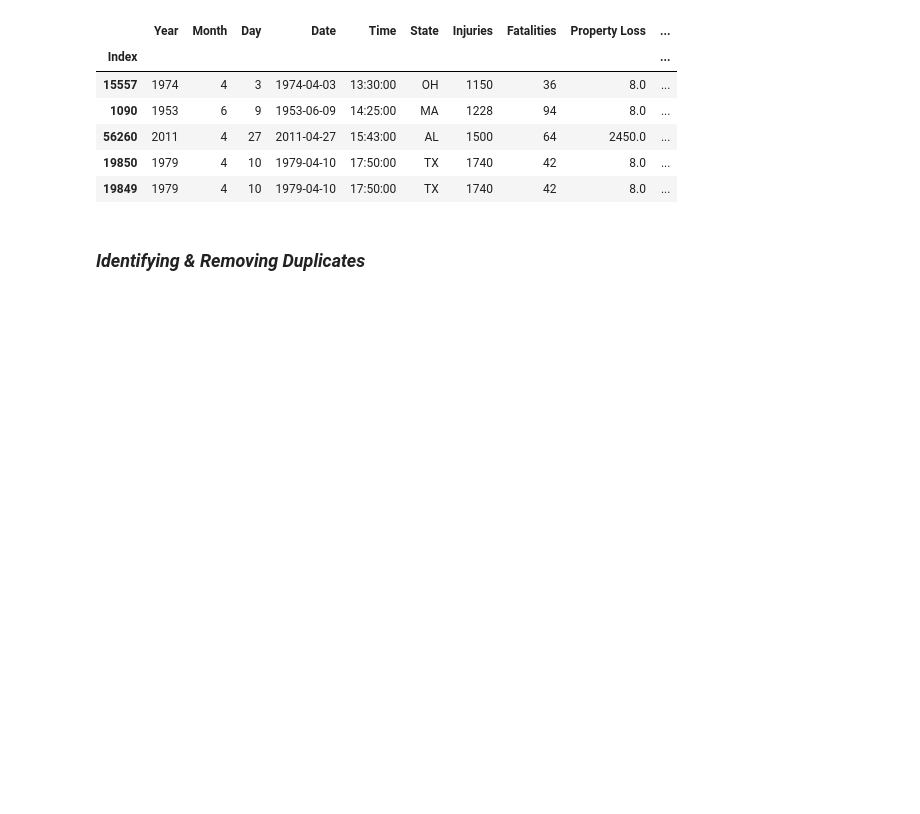
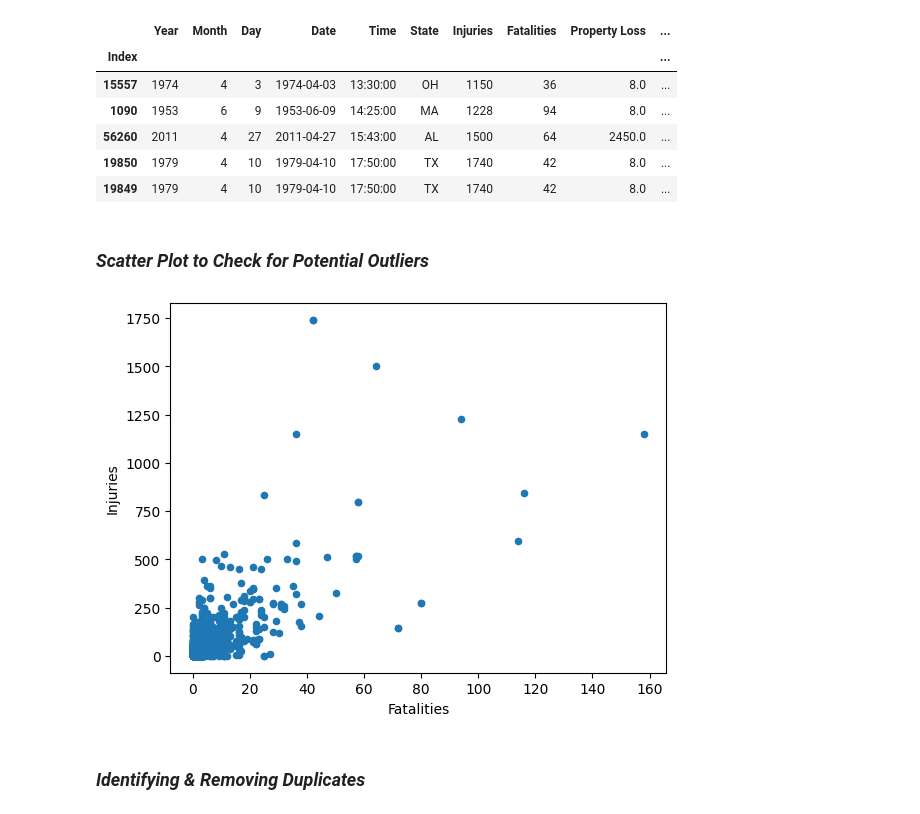
Before and after one commit to KatAug/CapstoneProjectTornadoes, a Jupyter notebook: TornadoProject.ipynb, the cells around one changed output. Saved outputs shown, nothing was run; the diff lists cells and outputs as text; code cells hidden in the pictures; blank space fills up the shorter version.

Commit message:
Added a scatter plot to check for potential outliers

```diff
--- a/TornadoProject.ipynb
+++ b/TornadoProject.ipynb
@@ -120,6 +121,12 @@ sorted_df.tail()
 # %%
 # Removal
 # Nothing obvious to remove
+# %% [markdown]
+### ***Scatter Plot to Check for Potential Outliers***
+# %%
+scatter_plot = sorted_df.plot.scatter(x="Fatalities", y="Injuries")
+# %% [output]
+[figure, added]
 # %% [markdown]
 ### ***Identifying & Removing Duplicates***
 # %%
```
Also changed, not shown: parts of 1 cell of this notebook.
